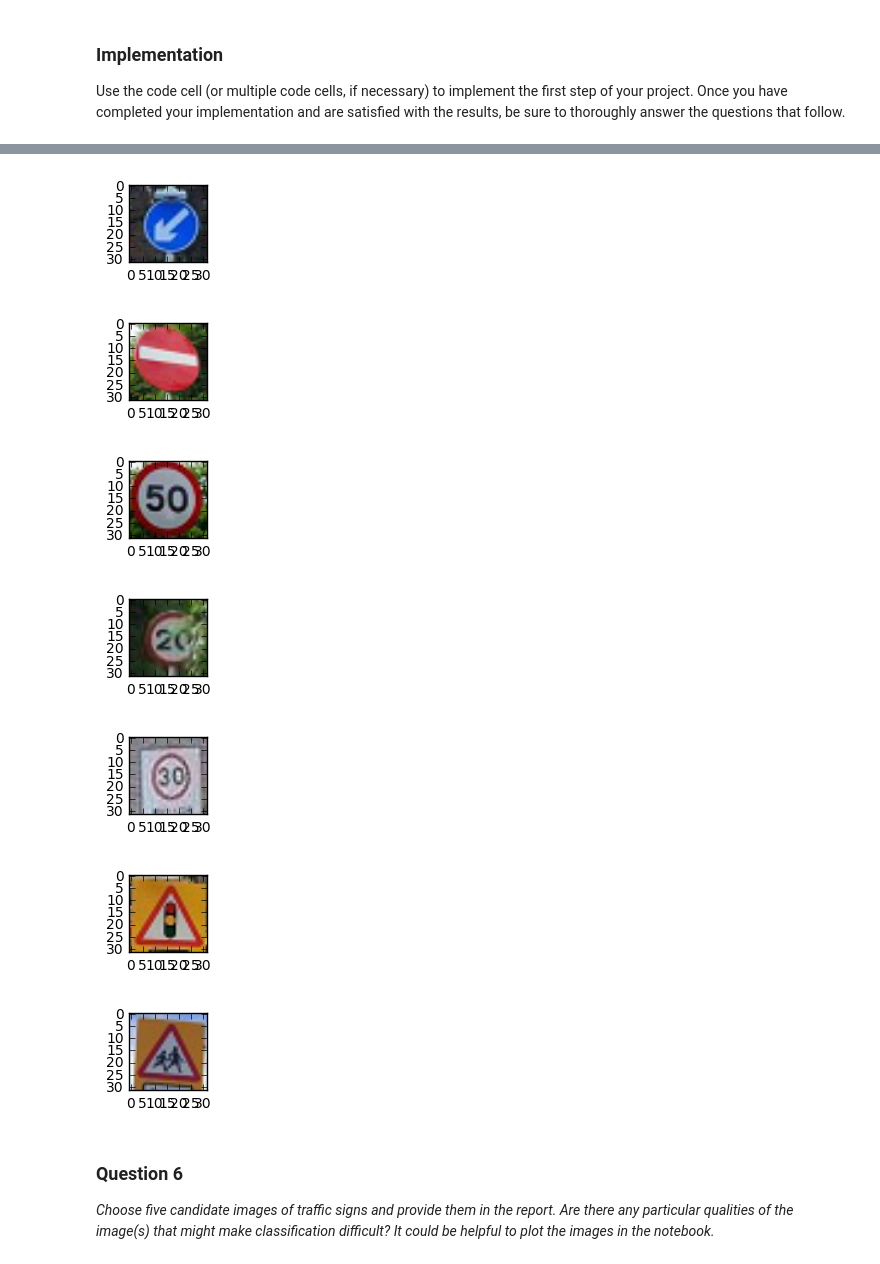
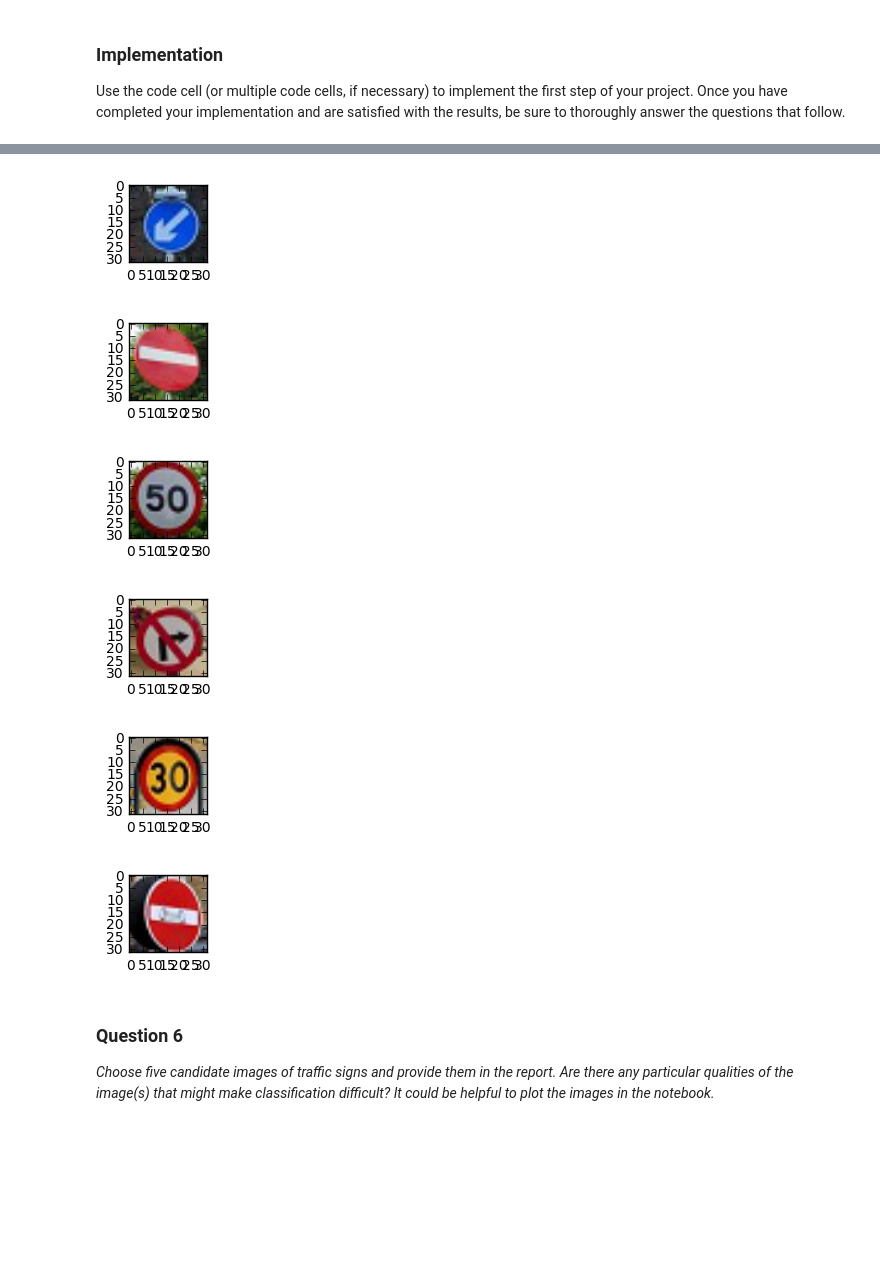
Before and after one commit to annatyurkina/CarND-Traffic-Sign-Classifier-Project, a Jupyter notebook: Traffic_Sign_Classifier.ipynb, the cells around one changed output, grey strips where cells are left out. Drawn from its saved outputs; the diff is of its cells as text; code cells hidden in the pictures; blank space fills up the shorter version.

```diff
--- a/Traffic_Sign_Classifier.ipynb
+++ b/Traffic_Sign_Classifier.ipynb
@@ -231,7 +231,7 @@ _Describe how you set up the training, validation and testing data for your mode
 ### Feel free to use as many code cells as needed.
 import tensorflow as tf
 
-EPOCHS = 10
+EPOCHS = 6
 BATCH_SIZE = 128
 
 from tensorflow.contrib.layers import flatten
@@ -351,7 +351,7 @@ with tf.Session() as sess:
         for offset in range(0, num_examples, BATCH_SIZE):
             end = offset + BATCH_SIZE
             batch_x, batch_y = X_train[offset:end], y_train[offset:end]
-            sess.run(training_operation, feed_dict={x: batch_x, y: batch_y, keep_prob: 0.5})
+            sess.run(training_operation, feed_dict={x: batch_x, y: batch_y, keep_prob: 0.6})
 
         validation_accuracy = evaluate(X_validation, y_validation)
         print("EPOCH {} ...".format(i+1))
@@ -418,7 +418,7 @@ Use the code cell (or multiple code cells, if necessary) to implement the first
 # %%
 ### Load the images and plot them here.
 ### Feel free to use as many code cells as needed.
-test_images = np.zeros((7,32,32,3))
+test_images = np.zeros((6,32,32,3))
 import matplotlib.image as mpimg
 import cv2
 
@@ -429,10 +429,8 @@ def load_test_image(image_number):
     show(im)
     return im
 
-for i in range(1,8):
+for i in range(1,7):
     test_images[i-1] = load_test_image(i)
-
-print(test_images[1,15,15,:])
 
 # Normilize test images
 test_images = np.divide(np.add(test_images, -128),128)
@@ -457,10 +451,9 @@ test_labels = [34,34,0,1,17,28]
 [figure]
 [figure]
 [figure]
-[figure, old version]
+[figure, new version]
-[figure, old version]
+[figure, new version]
-[figure, old version]
+[figure, new version]
-[figure, removed]
 # %% [markdown]
 ### Question 6
 
```
Also changed, not shown: parts of 11 cells of this notebook, 3 other files.
